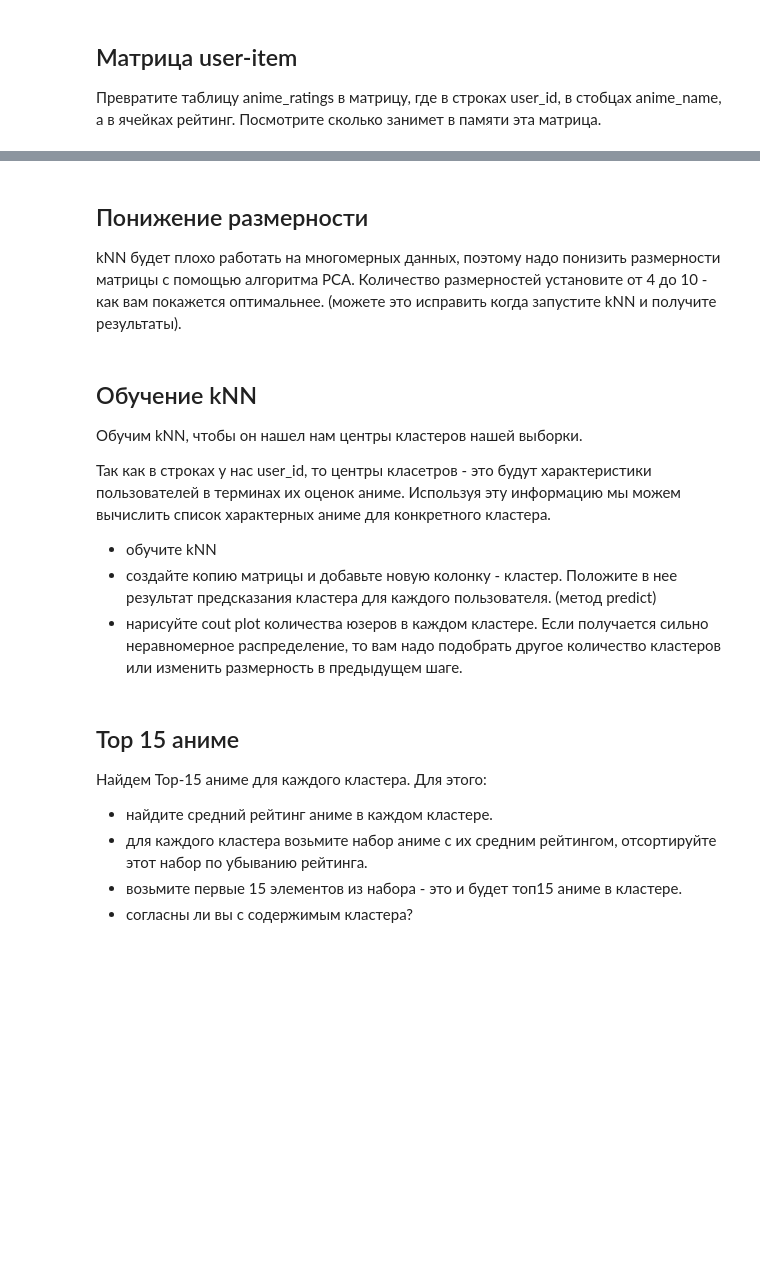
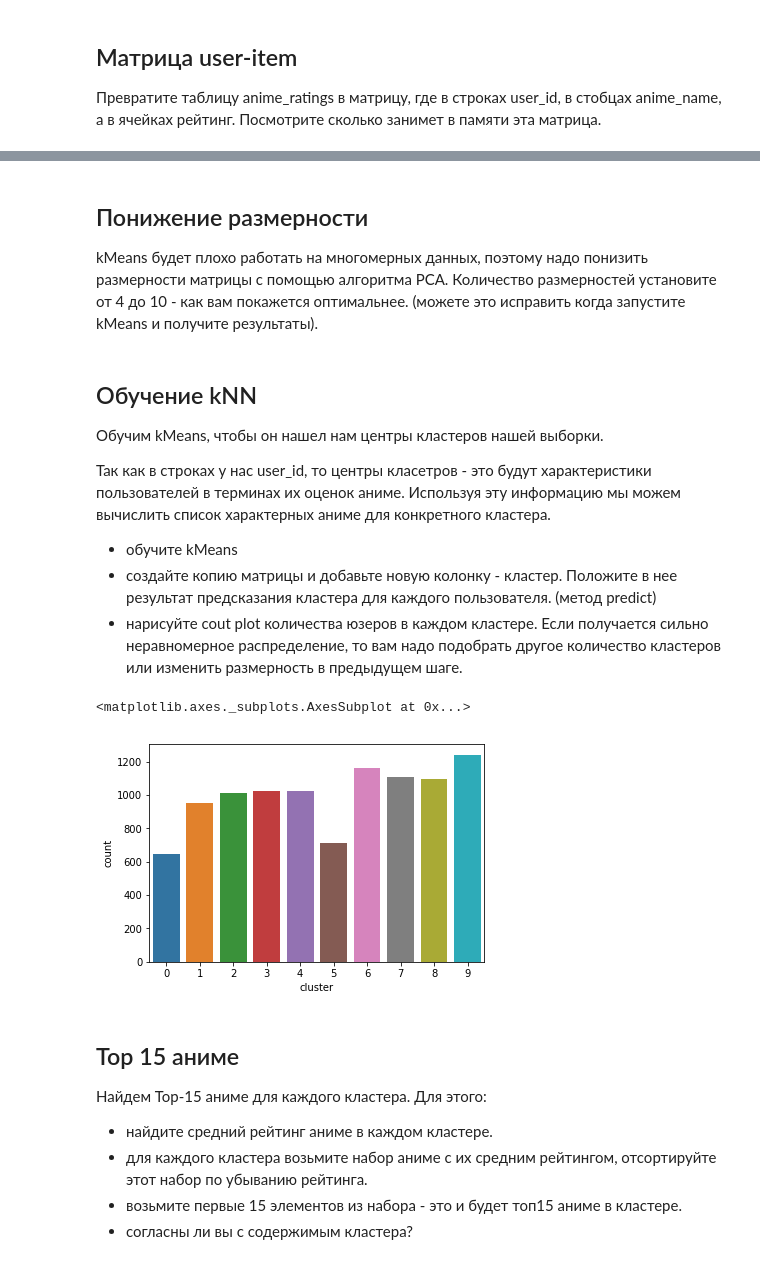
Before and after one commit to evggenshch/7bits_ML_1819, a Jupyter notebook: week05_workshop_05-01-clustering-workshop.ipynb, the cells around one changed output, grey strips where cells are left out. Cells and saved outputs as stored; diff of their text form; code cells hidden in the pictures; blank space fills up the shorter version.

```diff
--- a/week05_workshop_05-01-clustering-workshop.ipynb
+++ b/week05_workshop_05-01-clustering-workshop.ipynb
@@ -238,17 +213,43 @@ ValueError: color kwarg must have one color per data set. 1 data sets and 45 col
+# %%
+anime_ratings = anime_ratings.fillna(0)
+#anime_ratings = anime_ratings.replace(np.nan, '', regex=True)
 # %% [markdown]
 ## Понижение размерности
 
-kNN будет плохо работать на многомерных данных, поэтому надо понизить размерности матрицы с помощью алгоритма PCA. Количество размерностей установите от 4 до 10 - как вам покажется оптимальнее. (можете это исправить когда запустите kNN и получите результаты).
+kMeans будет плохо работать на многомерных данных, поэтому надо понизить размерности матрицы с помощью алгоритма PCA. Количество размерностей установите от 4 до 10 - как вам покажется оптимальнее. (можете это исправить когда запустите kMeans и получите результаты).
+# %%
+from sklearn.decomposition import PCA
+pca = PCA(n_components=20)
+
+anime_ratings3 = pca.fit_transform(anime_ratings)
 # %% [markdown]
 ## Обучение kNN
 
-Обучим kNN, чтобы он нашел нам центры кластеров нашей выборки.
+Обучим kMeans, чтобы он нашел нам центры кластеров нашей выборки.
 
 Так как в строках у нас user_id, то центры класетров - это будут характеристики пользователей в терминах их оценок аниме. Используя эту информацию мы можем вычислить список характерных аниме для конкретного кластера.
 
-- обучите kNN
+- обучите kMeans
 - создайте копию матрицы и добавьте новую колонку - кластер. Положите в нее результат предсказания кластера для каждого пользователя. (метод predict)
 - нарисуйте cout plot количества юзеров в каждом кластере. Если получается сильно неравномерное распределение, то вам надо подобрать другое количество кластеров или изменить размерность в предыдущем шаге.
+# %%
+import sklearn.cluster
+from sklearn.cluster import KMeans
+
+clusters_num = 10
+
+learn_means = sklearn.cluster.KMeans(n_clusters = clusters_num)
+#%time learn_means.fit(anime_ratings3)
+# %%
+index_anime = learn_means.fit_predict(anime_ratings3)
+anime_ratings2 = anime_ratings
+#anime_ratings2 = anime_ratings2.replace(0, np.nan)
+anime_ratings2['cluster'] = index_anime
+# %%
+sns.countplot(anime_ratings2['cluster'])
+# %% [output]
+<matplotlib.axes._subplots.AxesSubplot at 0x...>
+[figure, added]
 # %% [markdown]
 ## Top 15 аниме
 
```
Also changed, not shown: parts of 18 cells of this notebook, 4 other files.
